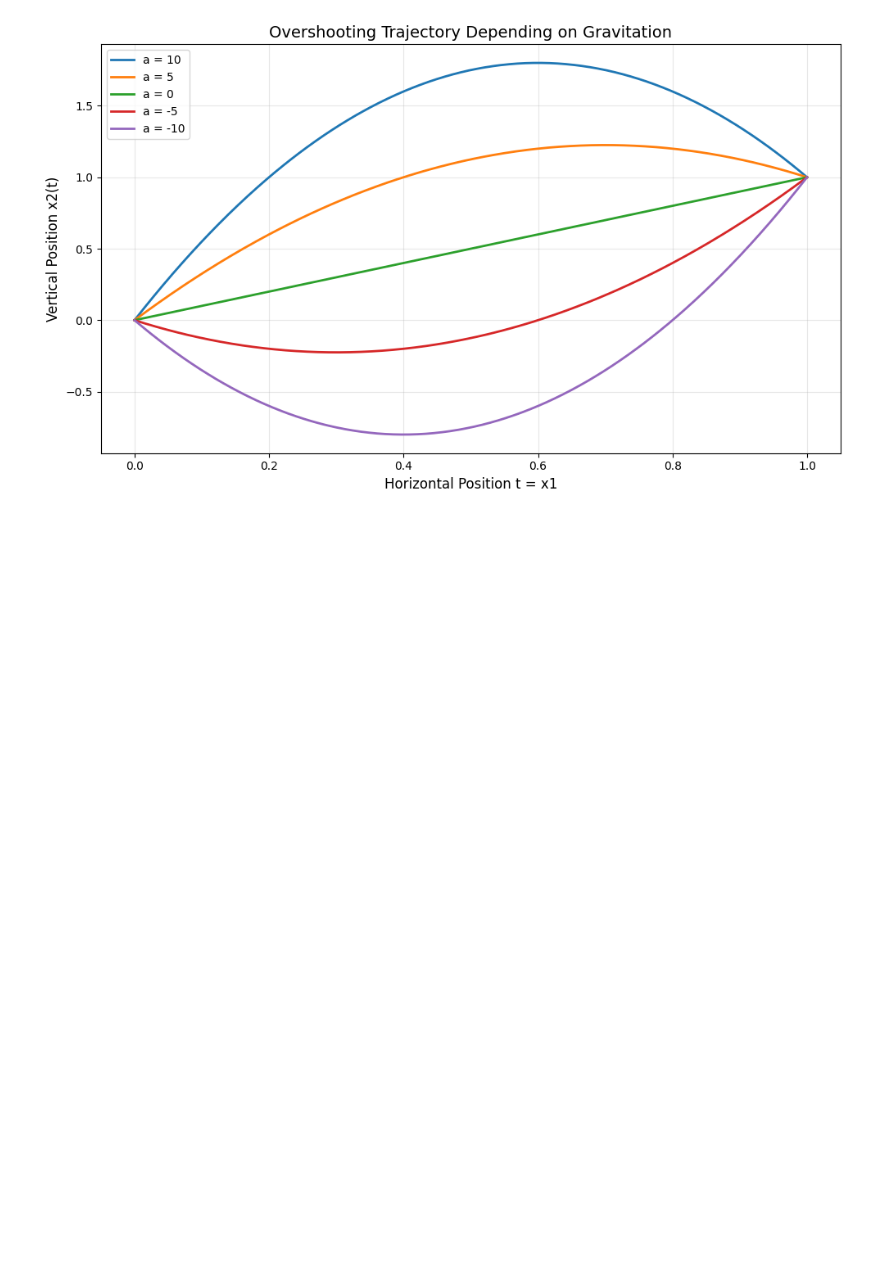
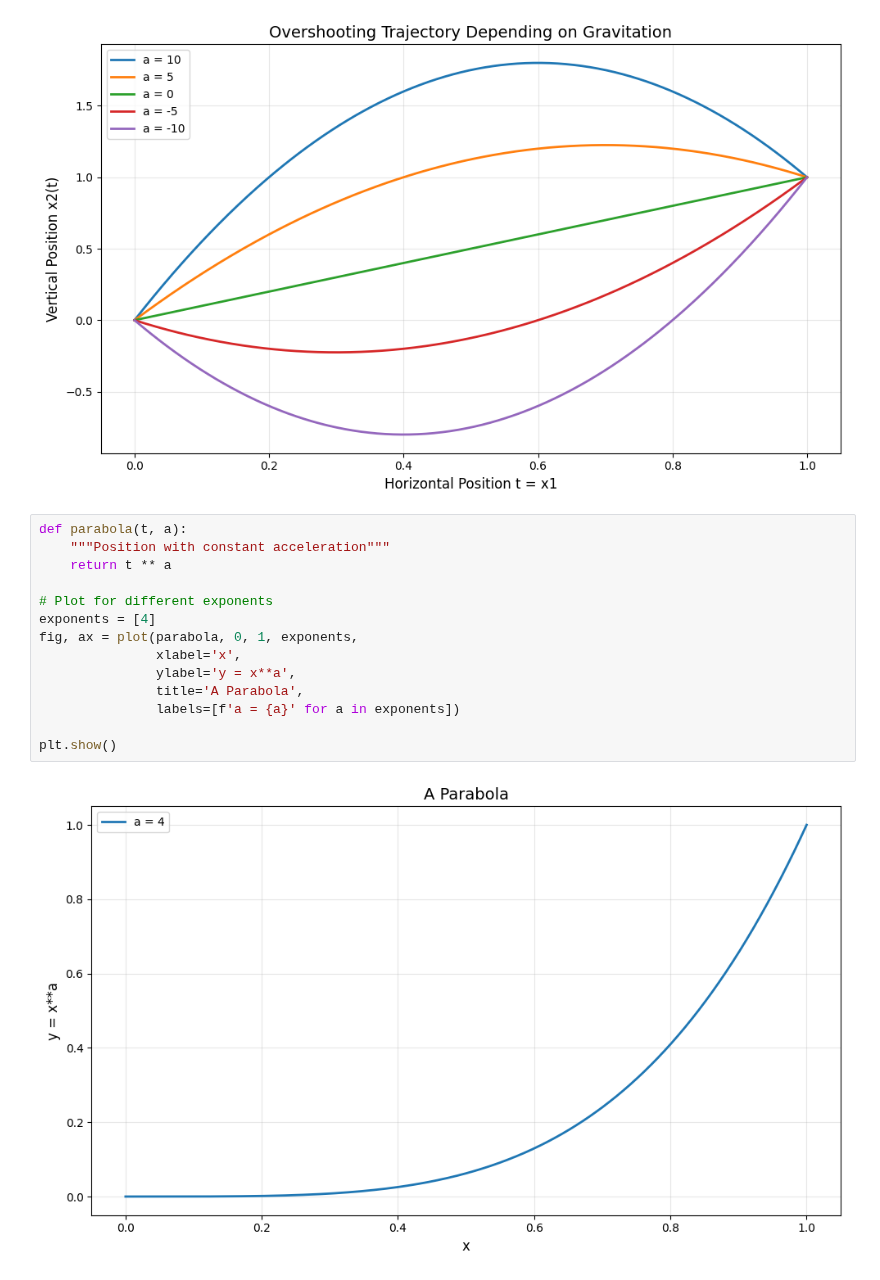
Before and after one commit to johsieders/essays, a Jupyter notebook: auxiliaries/plotting.ipynb, the cells around one changed output. Cells and saved outputs as stored; diff of their text form; blank space fills up the shorter version.

```diff
--- a/auxiliaries/constant_acceleration.ipynb
+++ b/auxiliaries/plotting.ipynb
@@ -140,3 +140,19 @@ fig, ax = plot(position, 0, 1, accelerations,
 plt.show()
 # %% [output]
 [figure]
+# %%
+def parabola(t, a):
+    """Position with constant acceleration"""
+    return t ** a
+
+# Plot for different exponents
+exponents = [4]
+fig, ax = plot(parabola, 0, 1, exponents,
+               xlabel='x',
+               ylabel='y = x**a',
+               title='A Parabola',
+               labels=[f'a = {a}' for a in exponents])
+
+plt.show()
+# %% [output]
+[figure, added]
```
Also changed, not shown: 2 other files.
